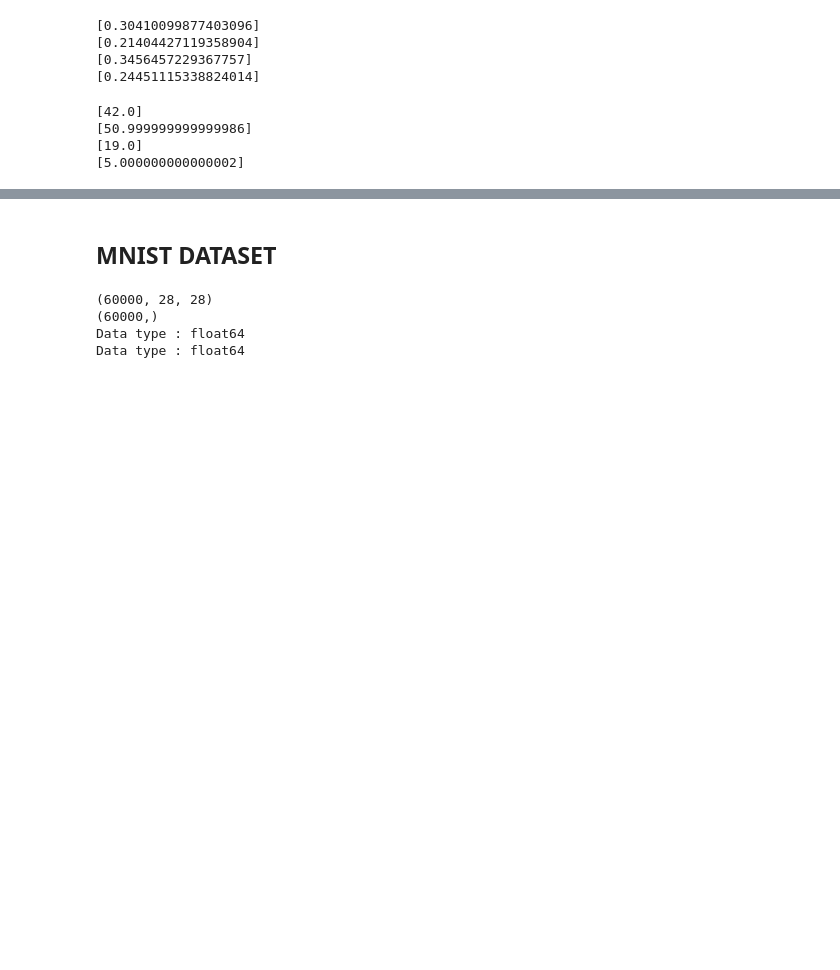
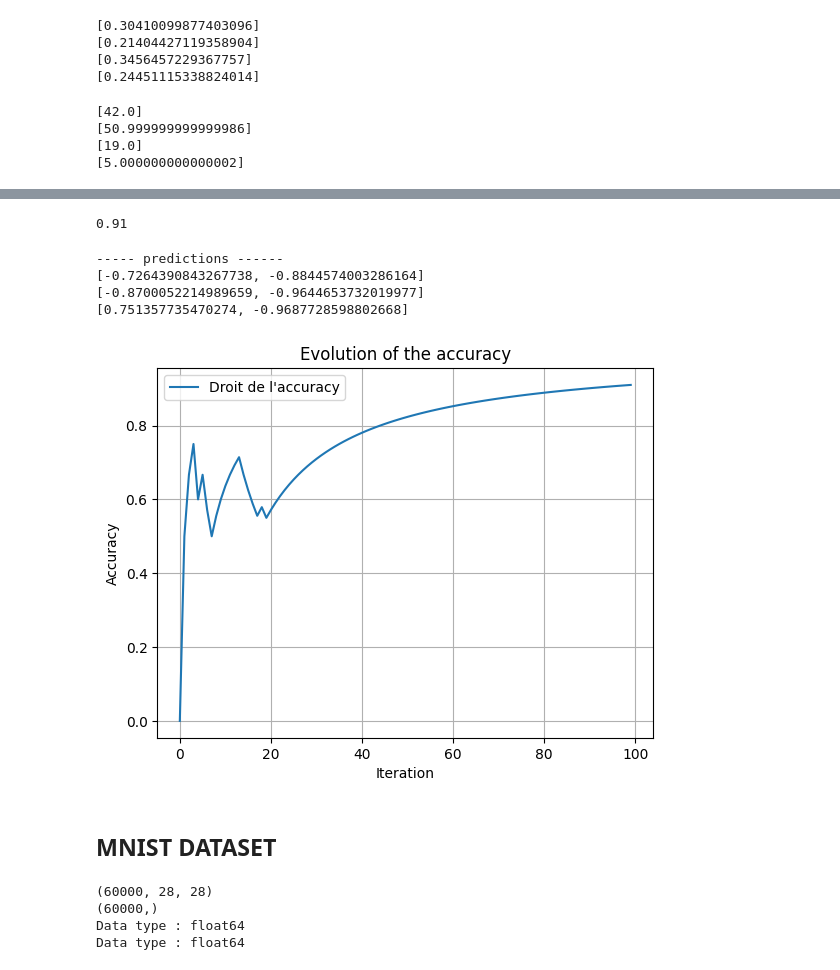
Before and after one commit to WalsonK/sweet-o-meter, a Jupyter notebook: API/Notebook/library_notebook.ipynb, the cells around one changed output, grey strips where cells are left out. Saved outputs shown, nothing was run; the diff lists cells and outputs as text; code cells hidden in the pictures; blank space fills up the shorter version.

Commit message:
🐛 Categorical accuracy + numba warn

```diff
--- a/API/Notebook/library_notebook.ipynb
+++ b/API/Notebook/library_notebook.ipynb
@@ -161,3 +146,42 @@ for sample_inputs in test_4_all_samples_inputs:
+# %%
+test5_inputs = [
+    [0, 0],
+    [0, 1],
+    [1, 0]
+]
+
+test5_outputs = [
+    [-1, -1],
+    [-1, -1],
+    [1, -1]
+]
+# %%
+test5_mlp = MLP([2,2])
+# %%
+data = test5_mlp.fit(test5_inputs, test5_outputs, True, 100, 0.2)
+# %%
+print(data['accuracy'][-1])
+# %% [output]
+0.91
+# %%
+print("----- predictions ------")
+for sample in test5_inputs:
+    print(test5_mlp.predict(sample, True))
+# %% [output]
+----- predictions ------
+[-0.7264390843267738, -0.8844574003286164]
+[-0.8700052214989659, -0.9644653732019977]
+[0.751357735470274, -0.9687728598802668]
+# %%
+plt.plot(range(len(data['accuracy'])), data['accuracy'], label='Droit de l\'accuracy')
+plt.xlabel('Iteration')
+plt.ylabel('Accuracy')
+plt.title('Evolution of the accuracy')
+plt.legend()
+plt.grid()
+plt.show()
+# %% [output]
+[figure, added]
 # %% [markdown]
 ## MNIST DATASET
 # %%
```
Also changed, not shown: parts of 6 cells of this notebook, 1 other file.
